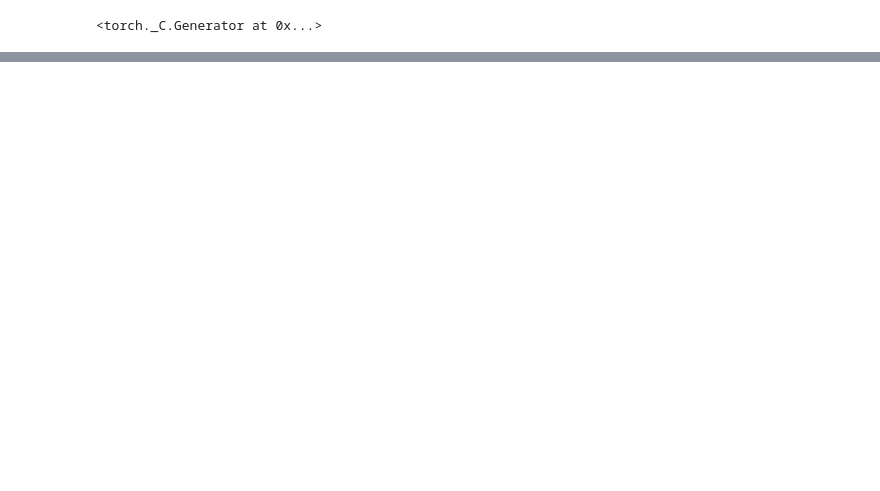
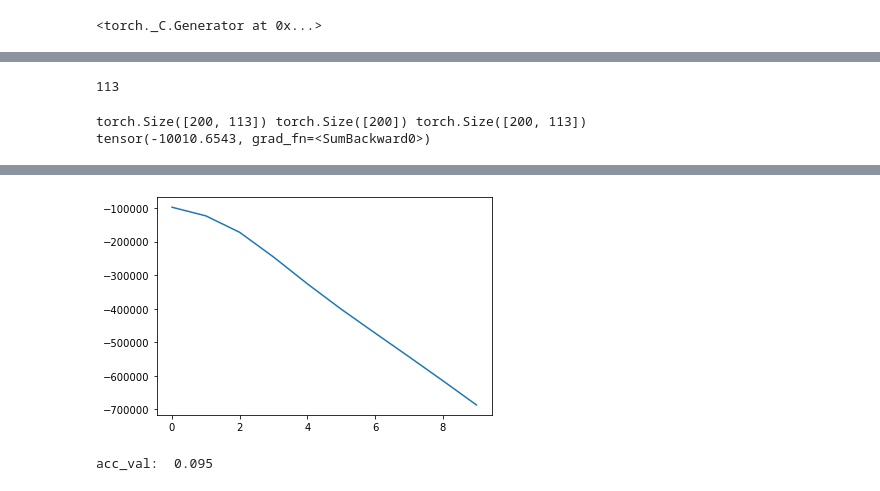
Before and after one commit to FudanNLP/nlp-beginner, a Jupyter notebook: task4/lstm_crf.ipynb, the cells around one changed output, grey strips where cells are left out. Cells and saved outputs as stored; diff of their text form; code cells hidden in the pictures; blank space fills up the shorter version.

```diff
--- a/task4/lstm_crf.ipynb
+++ b/task4/lstm_crf.ipynb
@@ -238,0 +180,4 @@ def read_data(path):
+# %%
+print(max_length)
+# %% [output]
+113
@@ -238,0 +237,68 @@ def read_data(path):
+# %%
+EMBEDDING_DIM = 100
+HIDDEN_DIM = 20
+
+net = BiLSTM_CRF(vocab_size, tag2idx, EMBEDDING_DIM, HIDDEN_DIM, max_length, None)
+optimizer = optim.SGD(model.parameters(), lr=0.01, weight_decay=1e-4)
+
+for i, (inputs, targets, length_list) in enumerate(train_dataloader):
+    net.zero_grad()
+
+    print(inputs.size(), length_list.size(), targets.size())
+
+    loss = net(inputs, length_list, targets)
+
+    print(loss)
+
+    loss.backward()
+
+    optimizer.step()
+    break
+# %% [output]
+torch.Size([200, 113]) torch.Size([200]) torch.Size([200, 113])
+tensor(-10010.6543, grad_fn=<SumBackward0>)
+# %%
+#Train
+def pretty_time(time, degree=1):
+    return str(int(time // 60)) + "m" + str(round(time % 60, degree)) if time > 60 else round(time, degree)
+
+def train():
+
+    optimizer = optim.Adam(net.parameters(), lr=0.005)
+
+    epoch = 20
+
+    start_time = time.time()
+
+    loss_list = []
+
+    print("dataloader length: ", len(train_dataloader))
+
+    for i in range(epoch):
+        total_loss = 0.
+        for j, (inputs, targets, length_list) in enumerate(train_dataloader):
+
+            loss = net(inputs, length_list, targets)
+
+            net.zero_grad()
+
+            loss.backward()
+            torch.nn.utils.clip_grad_norm_(net.parameters(), 0.5)
+            optimizer.step()
+
+            total_loss += loss.item()
+            if (j+1) % 10 == 0 and j:
+                time_past = time.time() - start_time
+                cur_loss = total_loss
+                loss_list.append(cur_loss)
+                total_loss = 0
+                print("epoch: ", i, "batch: ", round(j * batch_size), " time: ", pretty_time(time_past), "loss: ", cur_loss)
+
+    plt.plot(loss_list)
+
+    plt.show()
+# %%
+net = BiLSTM_CRF(len(word2idx), tag2idx, EMBEDDING_DIM, HIDDEN_DIM, max_length, None)
+
+train()
+# %% [output]
@@ -238,0 +316 @@ def read_data(path):
+[figure, added]
@@ -238,0 +334,4 @@ def read_data(path):
+# %%
+test()
+# %% [output]
+acc_val:  0.095
```
Also changed, not shown: parts of 12 cells of this notebook, 2 other files.
